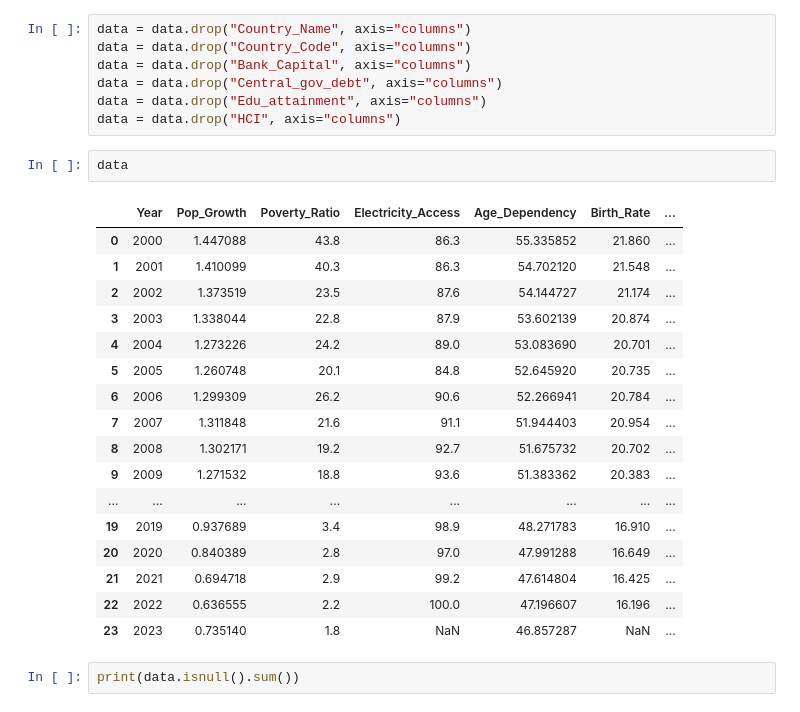
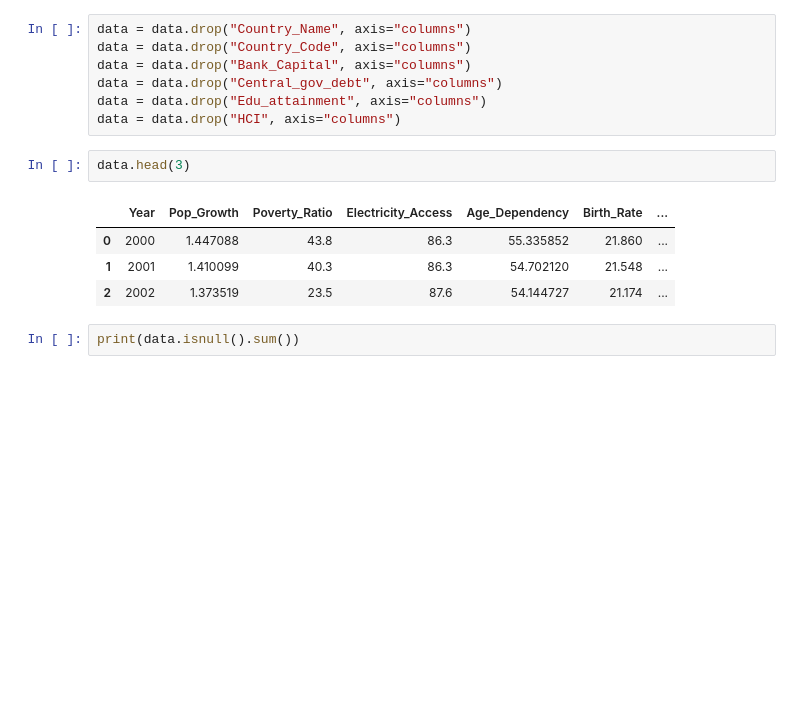
Before and after one commit to Najmaakmalina/Ekonometrika, a Jupyter notebook: Ekonomterika fix.ipynb, the cells around one changed output. Drawn from its saved outputs; the diff is of its cells as text; blank space fills up the shorter version.

```diff
--- a/Ekonomterika fix.ipynb
+++ b/Ekonomterika fix.ipynb
@@ -113,25 +100,12 @@ data = data.drop("Central_gov_debt", axis="columns")
 data = data.drop("Edu_attainment", axis="columns")
 data = data.drop("HCI", axis="columns")
 # %%
-data
+data.head(3)
 # %% [output]
 |  | Year | Pop_Growth | Poverty_Ratio | Electricity_Access | Age_Dependency | Birth_Rate | ... |
 | 0 | 2000 | 1.447088 | 43.8 | 86.3 | 55.335852 | 21.860 | ... |
 | 1 | 2001 | 1.410099 | 40.3 | 86.3 | 54.702120 | 21.548 | ... |
 | 2 | 2002 | 1.373519 | 23.5 | 87.6 | 54.144727 | 21.174 | ... |
-| 3 | 2003 | 1.338044 | 22.8 | 87.9 | 53.602139 | 20.874 | ... |
-| 4 | 2004 | 1.273226 | 24.2 | 89.0 | 53.083690 | 20.701 | ... |
-| 5 | 2005 | 1.260748 | 20.1 | 84.8 | 52.645920 | 20.735 | ... |
-| 6 | 2006 | 1.299309 | 26.2 | 90.6 | 52.266941 | 20.784 | ... |
-| 7 | 2007 | 1.311848 | 21.6 | 91.1 | 51.944403 | 20.954 | ... |
-| 8 | 2008 | 1.302171 | 19.2 | 92.7 | 51.675732 | 20.702 | ... |
-| 9 | 2009 | 1.271532 | 18.8 | 93.6 | 51.383362 | 20.383 | ... |
-| ... | ... | ... | ... | ... | ... | ... | ... |
-| 19 | 2019 | 0.937689 | 3.4 | 98.9 | 48.271783 | 16.910 | ... |
-| 20 | 2020 | 0.840389 | 2.8 | 97.0 | 47.991288 | 16.649 | ... |
-| 21 | 2021 | 0.694718 | 2.9 | 99.2 | 47.614804 | 16.425 | ... |
-| 22 | 2022 | 0.636555 | 2.2 | 100.0 | 47.196607 | 16.196 | ... |
-| 23 | 2023 | 0.735140 | 1.8 | NaN | 46.857287 | NaN | ... |
 # %%
 print(data.isnull().sum())
 # %% [output]
```
Also changed, not shown: parts of 11 cells of this notebook.
